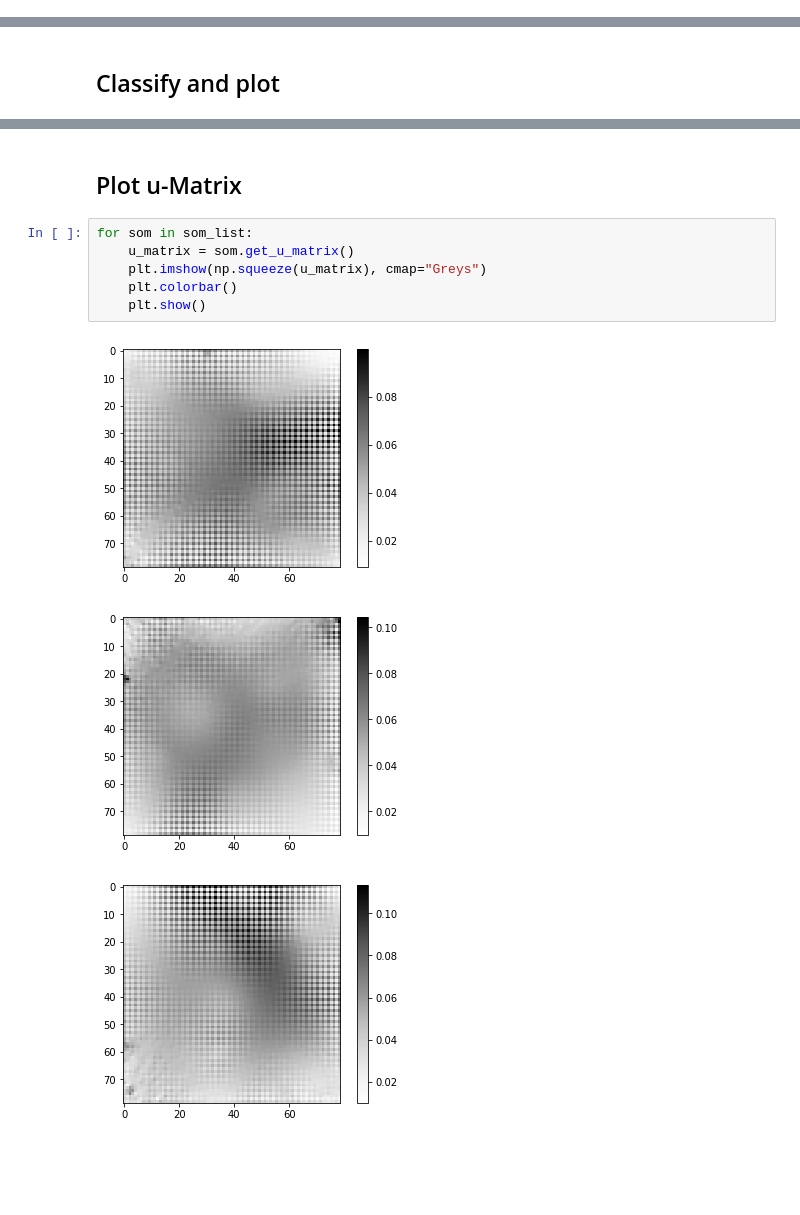
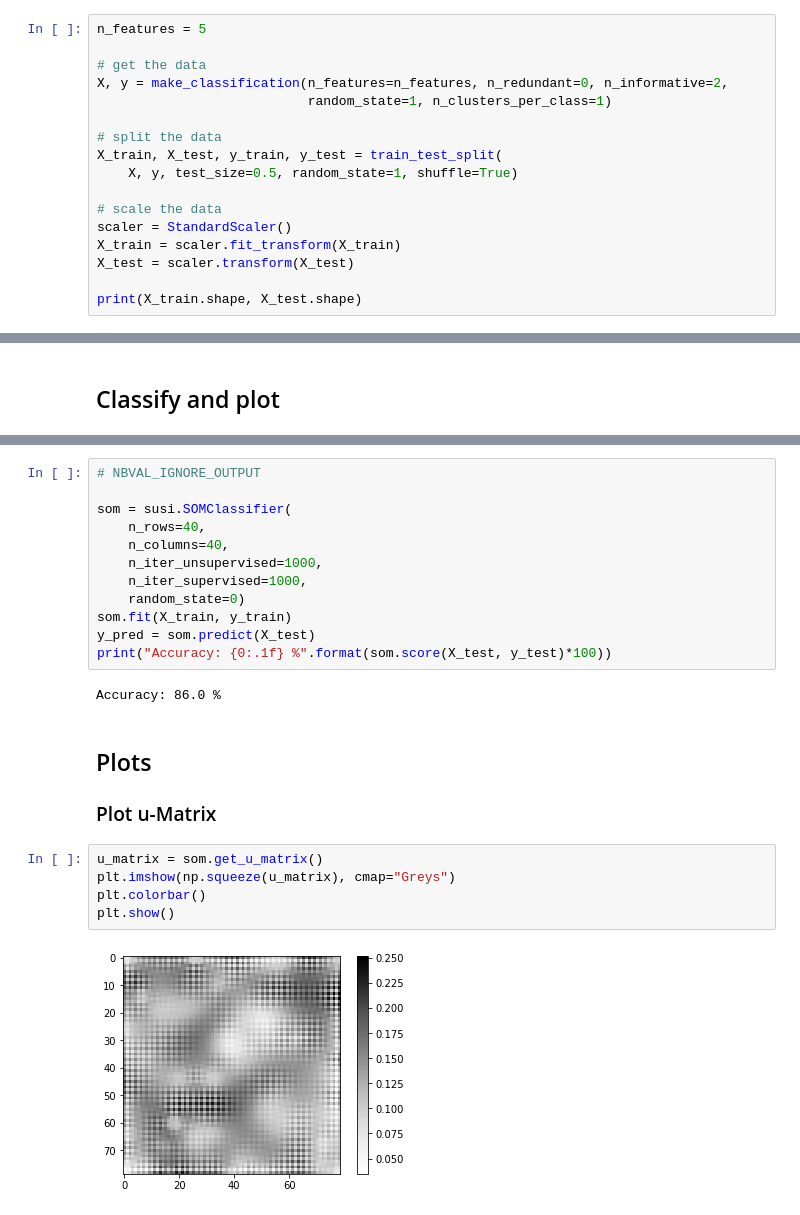
Before and after one commit to felixriese/susi, a Jupyter notebook: examples/SOMClassifier.ipynb, the cells around one changed output, grey strips where cells are left out. Cells and saved outputs as stored; diff of their text form; blank space fills up the shorter version.

Commit message:
Simplified example plots

```diff
--- a/examples/SOMClassifier.ipynb
+++ b/examples/SOMClassifier.ipynb
@@ -33,0 +18,17 @@ datasets = [make_moons(noise=0.3, random_state=0),
+# %%
+n_features = 5
+
+# get the data
+X, y = make_classification(n_features=n_features, n_redundant=0, n_informative=2,
+                           random_state=1, n_clusters_per_class=1)
+
+# split the data
+X_train, X_test, y_train, y_test = train_test_split(
+    X, y, test_size=0.5, random_state=1, shuffle=True)
+
+# scale the data
+scaler = StandardScaler()
+X_train = scaler.fit_transform(X_train)
+X_test = scaler.transform(X_test)
+
+print(X_train.shape, X_test.shape)
@@ -88,12 +39,24 @@ for i, dataset in enumerate(datasets):
+# %%
+# NBVAL_IGNORE_OUTPUT
+
+som = susi.SOMClassifier(
+    n_rows=40,
+    n_columns=40,
+    n_iter_unsupervised=1000,
+    n_iter_supervised=1000,
+    random_state=0)
+som.fit(X_train, y_train)
+y_pred = som.predict(X_test)
+print("Accuracy: {0:.1f} %".format(som.score(X_test, y_test)*100))
+# %% [output]
+Accuracy: 86.0 %
 # %% [markdown]
-## Plot u-Matrix
+## Plots
+### Plot u-Matrix
 # %%
-for som in som_list:
-    u_matrix = som.get_u_matrix()
-    plt.imshow(np.squeeze(u_matrix), cmap="Greys")
-    plt.colorbar()
-    plt.show()
+u_matrix = som.get_u_matrix()
+plt.imshow(np.squeeze(u_matrix), cmap="Greys")
+plt.colorbar()
+plt.show()
 # %% [output]
-[figure, old version]
+[figure, new version]
-[figure, removed]
-[figure, removed]
```
Also changed, not shown: parts of 8 cells of this notebook, 7 other files.
